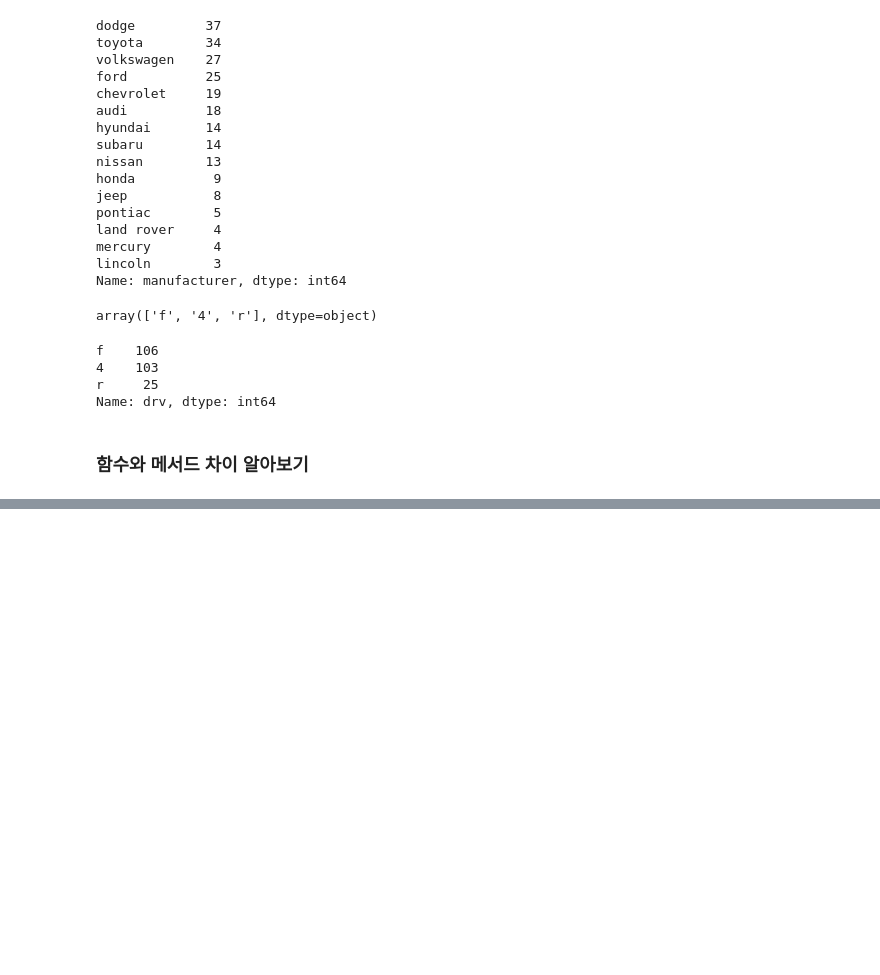
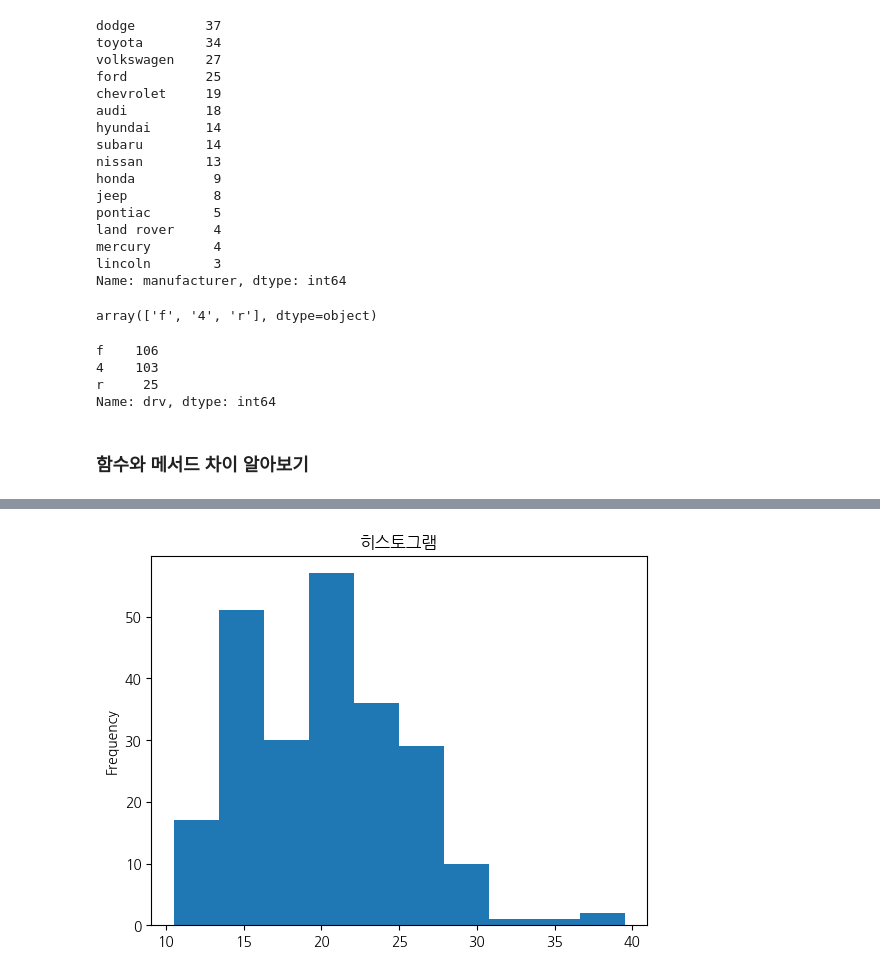
Before and after one commit to secons127/2024-1-my-BDA, a Jupyter notebook: inclass/03w_240322_Fri_ch05_data_medium.ipynb, the cells around one changed output, grey strips where cells are left out. Saved outputs shown, nothing was run; the diff lists cells and outputs as text; code cells hidden in the pictures; blank space fills up the shorter version.

```diff
--- a/inclass/03w_240322_Fri_ch05_data_medium.ipynb
+++ b/inclass/03w_240322_Fri_ch05_data_medium.ipynb
@@ -348,0 +595,4 @@ Name: drv, dtype: int64
+# %%
+mpg['total'].plot(kind="hist", title="히스토그램");
+# %% [output]
+[figure, added]
```
Also changed, not shown: parts of 78 cells of this notebook.
